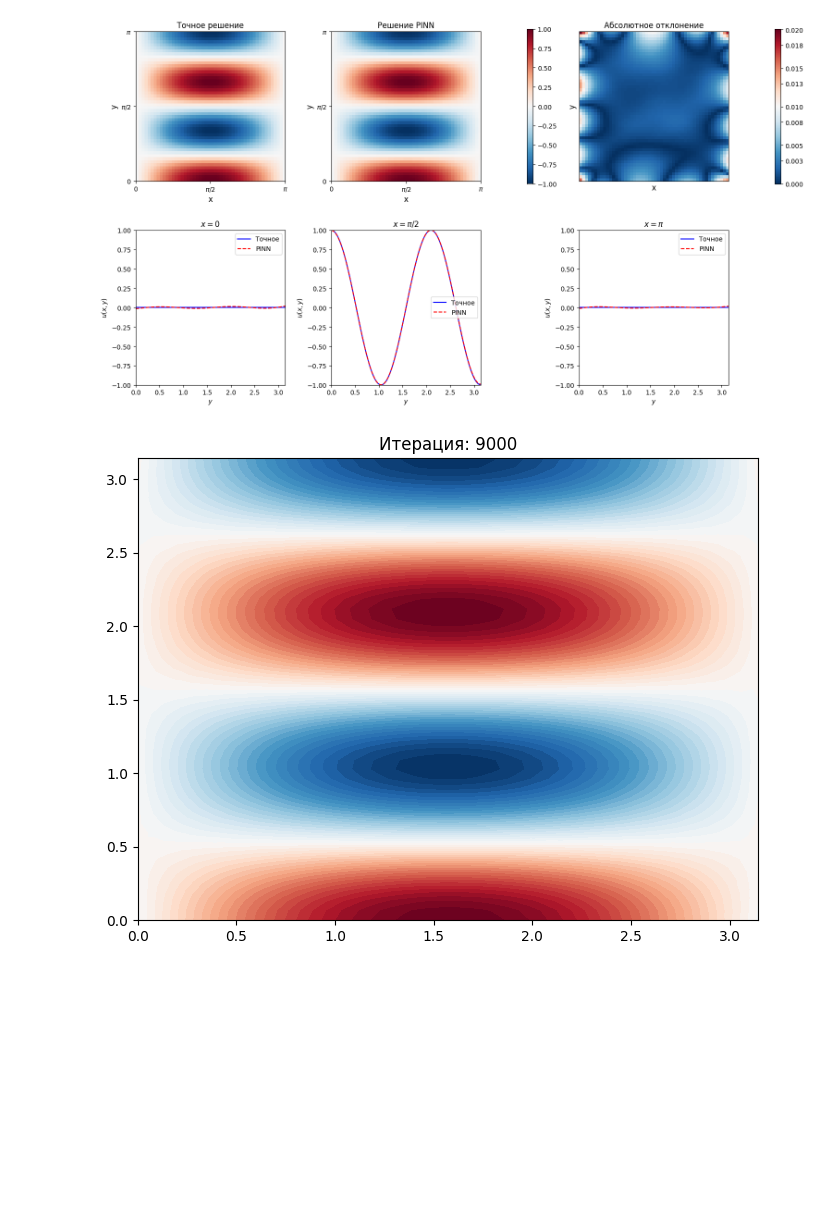
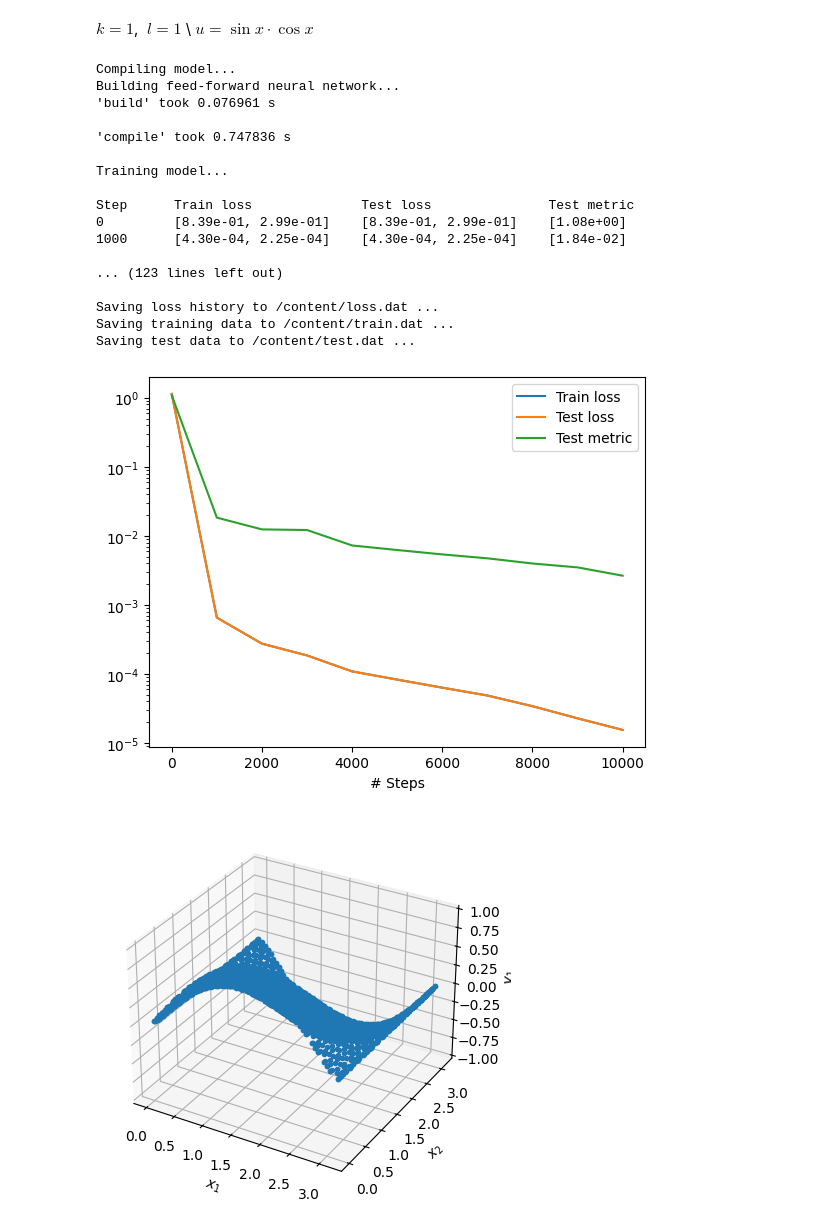
Before and after one commit to Pisarenkova/KT_2025, a Jupyter notebook: deepxde.ipynb, the cells around one changed output. Drawn from its saved outputs; the diff is of its cells as text; code cells hidden in the pictures; blank space fills up the shorter version.

```diff
--- a/deepxde.ipynb
+++ b/deepxde.ipynb
@@ -183,9 +136,53 @@ def animate_solution(predictions):
 
     ani = animation.FuncAnimation(fig, update, frames=len(predictions), repeat=False)
     ani.save('solution_animation.mp4', writer='ffmpeg', fps=2)
-
-visualize_solution(model)
-animate_solution(predictions)
-# %% [output]
-[figure, removed]
-[figure, removed]
+# %% [markdown]
+$k=1$, $\;l=1$ \\
+$u=\sin{x}⋅\cos{x}$
+# %%
+k = 1
+l = 1
+
+geom = domain()
+bc = dde.icbc.DirichletBC(geom, g, boundary)
+data = dde.data.PDE(geom, pde, bc, num_domain=2000, num_boundary=200, solution=g)
+
+layer_size = [2] + [50] * 3 + [1]
+activation = "tanh"
+initializer = "Glorot uniform"
+net = dde.nn.FNN(layer_size, activation, initializer)
+
+model = dde.Model(data, net)
+
+predictions = []
+
+model.compile("adam", lr=0.001, metrics=["l2 relative error"])
+
+for i in range(10):
+    losshistory, train_state = model.train(iterations=10000)
+    x = geom.uniform_points(2500, True)
+    y_pred = model.predict(x)
+    predictions.append(y_pred)
+
+#losshistory, train_state = model.train(iterations=6000)
+dde.saveplot(losshistory, train_state, issave=True, isplot=True)
+# %% [output]
+Compiling model...
+Building feed-forward neural network...
+'build' took 0.076961 s
+
+'compile' took 0.747836 s
+
+Training model...
+
+Step      Train loss              Test loss               Test metric
+0         [8.39e-01, 2.99e-01]    [8.39e-01, 2.99e-01]    [1.08e+00]
+1000      [4.30e-04, 2.25e-04]    [4.30e-04, 2.25e-04]    [1.84e-02]
+
+... (123 lines left out)
+
+Saving loss history to /content/loss.dat ...
+Saving training data to /content/train.dat ...
+Saving test data to /content/test.dat ...
+[figure, added]
+[figure, added]
```
Also changed, not shown: parts of 10 cells of this notebook.
